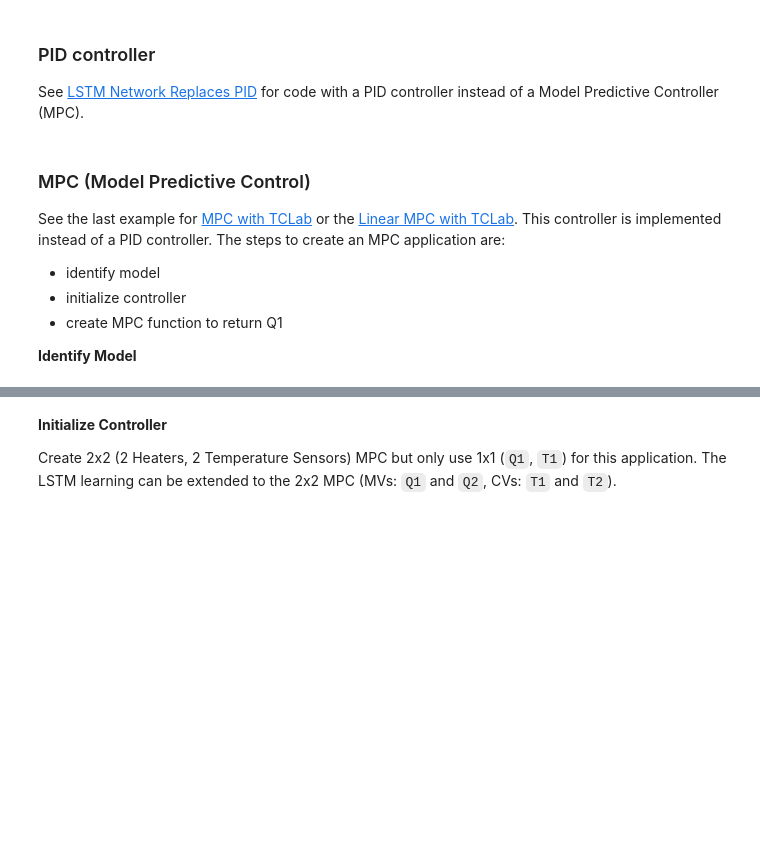
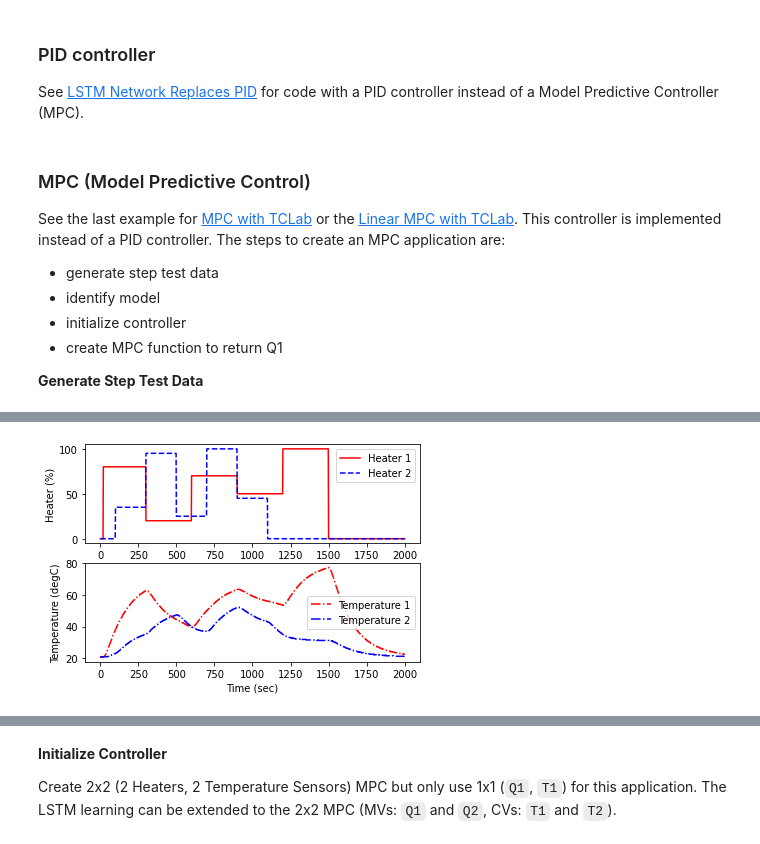
Before and after one commit to APMonitor/pds, a Jupyter notebook: LSTM_MPC.ipynb, the cells around one changed output, grey strips where cells are left out. Saved outputs shown, nothing was run; the diff lists cells and outputs as text; code cells hidden in the pictures; blank space fills up the shorter version.

```diff
--- a/LSTM_MPC.ipynb
+++ b/LSTM_MPC.ipynb
@@ -42,7 +42,8 @@ tclab_hardware = False # True
 if tclab_hardware:
     mlab = tclab.TCLab      # Physical hardware
 else:
-    mlab = tclab.TCLabModel # Emulator
+    speedup = 100
+    mlab = tclab.setup(connected=False, speedup = speedup) # Emulator
 # %% [markdown]
 ### PID controller
 
@@ -52,8 +53,79 @@ See [LSTM Network Replaces PID](https://github.com/APMonitor/pds/blob/main/LSTM_
 
 See the last example for [MPC with TCLab](https://apmonitor.com/pds/notebooks/12_time_series.html) or the [Linear MPC with TCLab](https://apmonitor.com/do/index.php/Main/TCLabF). This controller is implemented instead of a PID controller. The steps to create an MPC application are:
 
+- generate step test data
 - identify model
 - initialize controller
 - create MPC function to return Q1
 
-**Identify Model**
+**Generate Step Test Data**
+# %%
+# generate step test data on TCLab
+filename = 'tclab_data.csv'
+
+n = 1000
+tm = np.linspace(0,n*2,n+1)
+T1 = np.zeros(n+1)
+T2 = np.zeros(n+1)
+
+# heater steps
+Q1d = np.zeros(n+1)
+Q1d[10:150] = 80;  Q1d[150:300] = 20;  Q1d[300:450] = 70
+Q1d[450:600] = 50; Q1d[600:750] = 100; Q1d[750:] = 0
+
+Q2d = np.zeros(n+1)
+Q2d[50:150] = 35;   Q2d[150:250] = 95;  Q2d[250:350] = 25
+Q2d[350:450] = 100; Q2d[450:550] = 45;  Q2d[550:] = 0
+
+p1 = 1 if tclab_hardware else 100
+# Connect to TCLab
+with mlab() as lab:
+    # run step test (20 min)
+    t1 = time.time()
+    for i in range(n+1):
+        # set heater values
+        lab.Q1(Q1d[i])
+        lab.Q2(Q2d[i])
+        T1[i] = lab.T1
+        T2[i] = lab.T2
+        if i%p1==0:
+            print('Time: ' + str(2*i) + \
+              ' Q1: ' + str(Q1d[i]) + \
+              ' Q2: ' + str(Q2d[i]) + \
+              ' T1: ' + str(round(T1[i],2)) + \
+              ' T2: ' + str(round(T2[i],2)))
+
+        if tclab_hardware:
+            if tm[i]>=(t2-t1):
+                time.sleep(max(0,min(2,tm[i]-(t2-t1))))
+        else:
+            for t in tclab.clock(2, 2):
+                continue
+
+# write data to file
+fid = open(filename,'w')
+fid.write('Time,Q1,Q2,T1,T2\n')
+for i in range(n+1):
+    fid.write(str(tm[i])+','+str(Q1d[i])+','+str(Q2d[i])+',' \
+              +str(T1[i])+','+str(T2[i])+'\n')
+fid.close()
+
+# read data file
+data = pd.read_csv(filename)
+
+# plot measurements
+plt.figure()
+plt.subplot(2,1,1)
+plt.plot(data['Time'],data['Q1'],'r-',label='Heater 1')
+plt.plot(data['Time'],data['Q2'],'b--',label='Heater 2')
+plt.ylabel('Heater (%)')
+plt.legend(loc='best')
+plt.subplot(2,1,2)
+plt.plot(data['Time'],data['T1'],'r-.',label='Temperature 1')
+plt.plot(data['Time'],data['T2'],'b-.',label='Temperature 2')
+plt.ylabel('Temperature (degC)')
+plt.legend(loc='best')
+plt.xlabel('Time (sec)')
+plt.savefig('tclab_data.png')
+plt.show()
+# %% [output]
@@ -59,0 +146 @@ See the last example for [MPC with TCLab](https://apmonitor.com/pds/notebooks/12
+[figure, added]
```
Also changed, not shown: parts of 6 cells of this notebook.
